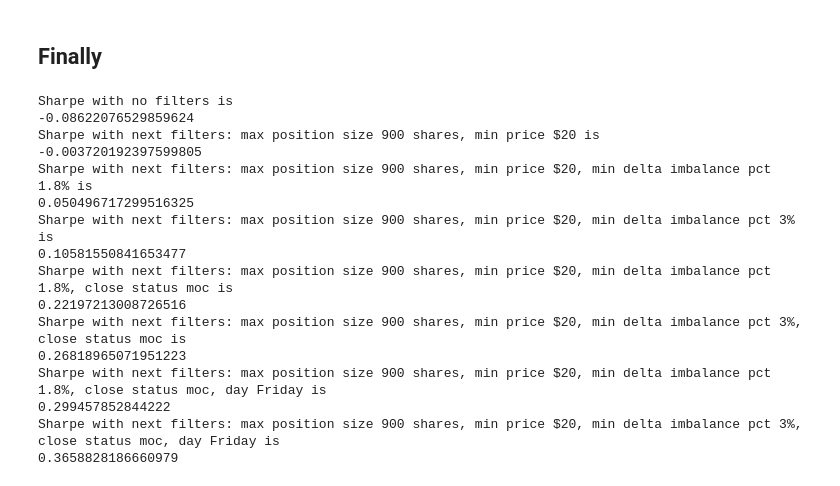
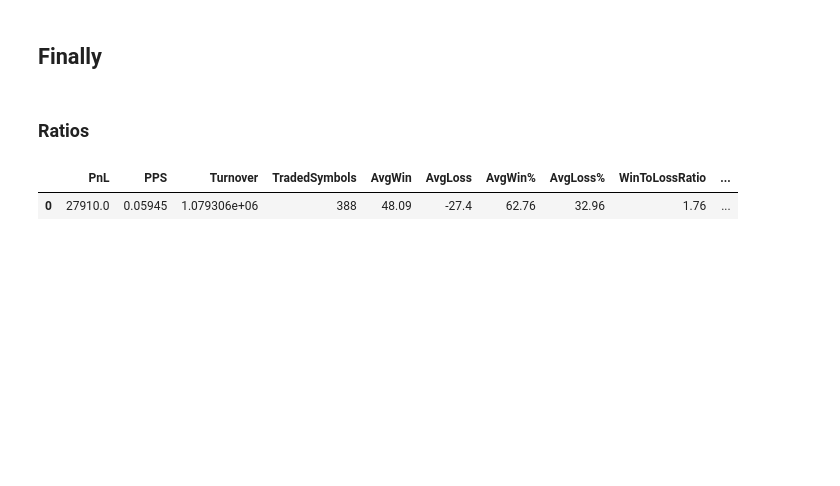
Before and after one commit to avoytkiv/moc_imbalance_flip, a Jupyter notebook: research/results.ipynb, the cells around one changed output. Saved outputs shown, nothing was run; the diff lists cells and outputs as text; code cells hidden in the pictures; blank space fills up the shorter version.

Commit message:
Added more final stats

```diff
--- a/research/results.ipynb
+++ b/research/results.ipynb
@@ -656,28 +644,2 @@ df_filter_vpisd_resample[['cum_sum', 'cum_sum_net']].plot(ax=ax)
 # %% [markdown]
 ## Finally <a class="anchor" id="tenth-bullet"></a>
-# %%
-print('Sharpe with no filters is \n{}'.format(sharpe))
-print('Sharpe with next filters: max position size {} shares, min price ${} is \n{}'.format(max_volume, min_price, sharpe_vp))
-print('Sharpe with next filters: max position size {} shares, min price ${}, min delta imbalance pct {}% is \n{}'.format(max_volume, min_price, min_deltaImbPct, sharpe_vpi))
-print('Sharpe with next filters: max position size {} shares, min price ${}, min delta imbalance pct {}% is \n{}'.format(max_volume, min_price, min_deltaImbPct_conservative, sharpe_vpi_conservative))
-print('Sharpe with next filters: max position size {} shares, min price ${}, min delta imbalance pct {}%, close status {} is \n{}'.format(max_volume, min_price, min_deltaImbPct, close_status, sharpe_vpis))
-print('Sharpe with next filters: max position size {} shares, min price ${}, min delta imbalance pct {}%, close status {} is \n{}'.format(max_volume, min_price, min_deltaImbPct_conservative, close_status, sharpe_vpis_conservative))
-print('Sharpe with next filters: max position size {} shares, min price ${}, min delta imbalance pct {}%, close status {}, day {} is \n{}'.format(max_volume, min_price, min_deltaImbPct, close_status, day_filter, sharpe_vpisd))
-print('Sharpe with next filters: max position size {} shares, min price ${}, min delta imbalance pct {}%, close status {}, day {} is \n{}'.format(max_volume, min_price, min_deltaImbPct_conservative, close_status, day_filter, sharpe_vpisd_conservative))
-# %% [output]
-Sharpe with no filters is
--0.08622076529859624
-Sharpe with next filters: max position size 900 shares, min price $20 is
--0.003720192397599805
-Sharpe with next filters: max position size 900 shares, min price $20, min delta imbalance pct 1.8% is
-0.050496717299516325
-Sharpe with next filters: max position size 900 shares, min price $20, min delta imbalance pct 3% is
-0.10581550841653477
-Sharpe with next filters: max position size 900 shares, min price $20, min delta imbalance pct 1.8%, close status moc is
-0.22197213008726516
-Sharpe with next filters: max position size 900 shares, min price $20, min delta imbalance pct 3%, close status moc is
-0.26818965071951223
-Sharpe with next filters: max position size 900 shares, min price $20, min delta imbalance pct 1.8%, close status moc, day Friday is
-0.299457852844222
-Sharpe with next filters: max position size 900 shares, min price $20, min delta imbalance pct 3%, close status moc, day Friday is
-0.3658828186660979
@@ -683,0 +676,9 @@ Sharpe with next filters: max position size 900 shares, min price $20, min delta
+# %%
+df_stats = pd.DataFrame()
+df_filter_vpis_copy.loc[df_filter_vpis_copy['position_pnl_bp']<0, 'WinLoss'] = 'Loss'
+df_filter_vpis_copy.loc[df_filter_vpis_copy['position_pnl_bp']>0, 'WinLoss'] = 'Win'
+df_filter_vpis_copy.loc[df_filter_vpis_copy['position_pnl_bp']==0, 'WinLoss'] = 'Flat'
+df_stats['count'] = df_filter_vpis_copy.groupby('WinLoss')['position_pnl_bp'].count()
+df_stats['avg'] = df_filter_vpis_copy.groupby('WinLoss')['position_pnl_bp'].mean()
+# %% [markdown]
+### Ratios <a class="anchor" id="tenth-bullet-ratios"></a>
@@ -683,0 +706,28 @@ Sharpe with next filters: max position size 900 shares, min price $20, min delta
+# %%
+ratios = []
+ratios.append({'PnL': PnL,
+               'PPS': PPS,
+               'Turnover': Turnover,
+               'TradedSymbols': TradedSymbols,
+               'AvgWin': AvgWin,
+               'AvgLoss': AvgLoss,
+               'AvgWin%': AvgWinPct,
+               'AvgLoss%': AvgLossPct,
+               'WinToLossRatio': AvgWinLossRatio,
+               'TradedDays': TradedDays,
+               'AvgHold': AvgHold,
+               'BestDay': BestDay,
+               'WorstDay': WorstDay,
+               'ProfitableDays%': ProfitableDaysPct,
+               'Sharpe': Sharpe,
+               'MaxDD': MaxDD,
+               'MeanDD': MeanDD,
+               'MaxDD%': MaxDDPct,
+               'MeanDD%': MeanDDPct,
+               'WorstTradeMAE': WorstTradeMAE})
+
+df_ratios = pd.DataFrame(ratios)
+df_ratios
+# %% [output]
+|  | PnL | PPS | Turnover | TradedSymbols | AvgWin | AvgLoss | AvgWin% | AvgLoss% | WinToLossRatio | ... |
+| 0 | 27910.0 | 0.05945 | 1.079306e+06 | 388 | 48.09 | -27.4 | 62.76 | 32.96 | 1.76 | ... |
```
Also changed, not shown: parts of 15 cells of this notebook.
